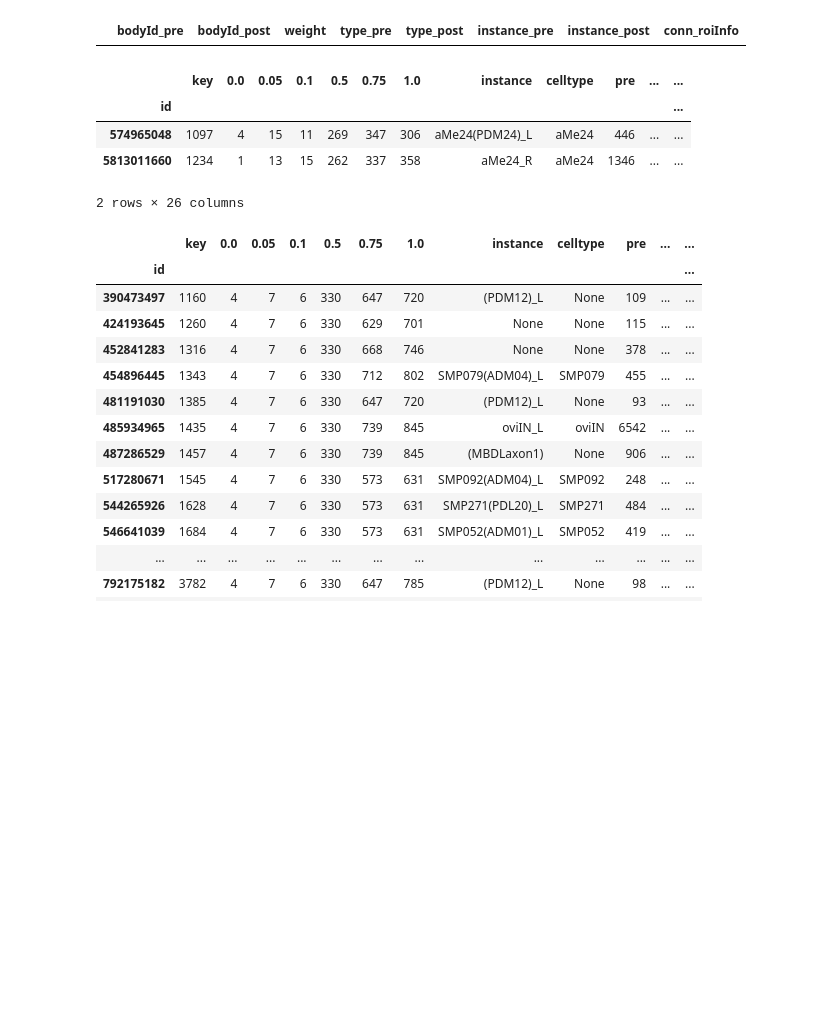
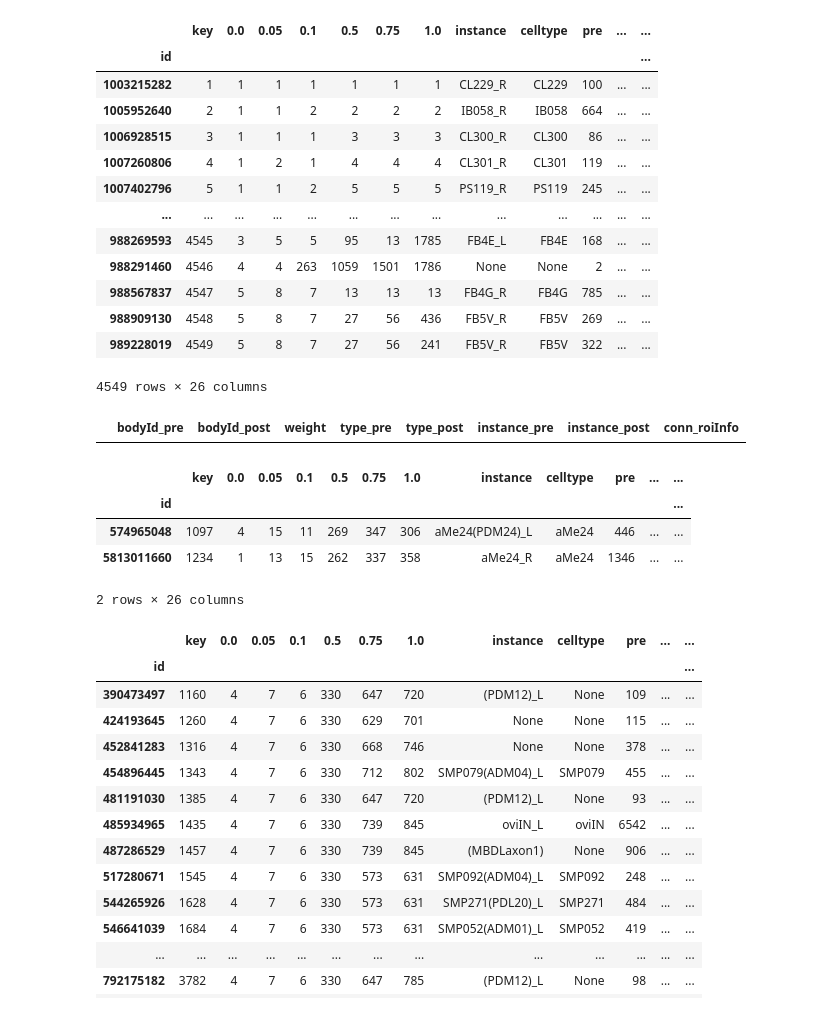
Before and after one commit to RhessaWL/flybrain-clustering, a Jupyter notebook: joint_marginals_graph.ipynb, the cells around one changed output. Drawn from its saved outputs; the diff is of its cells as text; code cells hidden in the pictures; blank space fills up the shorter version.

```diff
--- a/joint_marginals_graph.ipynb
+++ b/joint_marginals_graph.ipynb
@@ -144,3 +144,20 @@ pd.set_option('display.max_rows', 200)
+# %%
+HB_node_df
+# %% [output]
+|  | key | 0.0 | 0.05 | 0.1 | 0.5 | 0.75 | 1.0 | instance | celltype | pre | ... | ... |
+| id |  |  |  |  |  |  |  |  |  |  |  | ... |
+| 1003215282 | 1 | 1 | 1 | 1 | 1 | 1 | 1 | CL229_R | CL229 | 100 | ... | ... |
+| 1005952640 | 2 | 1 | 1 | 2 | 2 | 2 | 2 | IB058_R | IB058 | 664 | ... | ... |
+| 1006928515 | 3 | 1 | 1 | 1 | 3 | 3 | 3 | CL300_R | CL300 | 86 | ... | ... |
+| 1007260806 | 4 | 1 | 2 | 1 | 4 | 4 | 4 | CL301_R | CL301 | 119 | ... | ... |
+| 1007402796 | 5 | 1 | 1 | 2 | 5 | 5 | 5 | PS119_R | PS119 | 245 | ... | ... |
+| ... | ... | ... | ... | ... | ... | ... | ... | ... | ... | ... | ... | ... |
+| 988269593 | 4545 | 3 | 5 | 5 | 95 | 13 | 1785 | FB4E_L | FB4E | 168 | ... | ... |
+| 988291460 | 4546 | 4 | 4 | 263 | 1059 | 1501 | 1786 | None | None | 2 | ... | ... |
+| 988567837 | 4547 | 5 | 8 | 7 | 13 | 13 | 13 | FB4G_R | FB4G | 785 | ... | ... |
+| 988909130 | 4548 | 5 | 8 | 7 | 27 | 56 | 436 | FB5V_R | FB5V | 269 | ... | ... |
+| 989228019 | 4549 | 5 | 8 | 7 | 27 | 56 | 241 | FB5V_R | FB5V | 322 | ... | ... |
+4549 rows × 26 columns
 # %%
 from neuprint import fetch_simple_connections
 nc = NC(type='SLP316')
```
Also changed, not shown: parts of 5 cells of this notebook, 4 other files.
